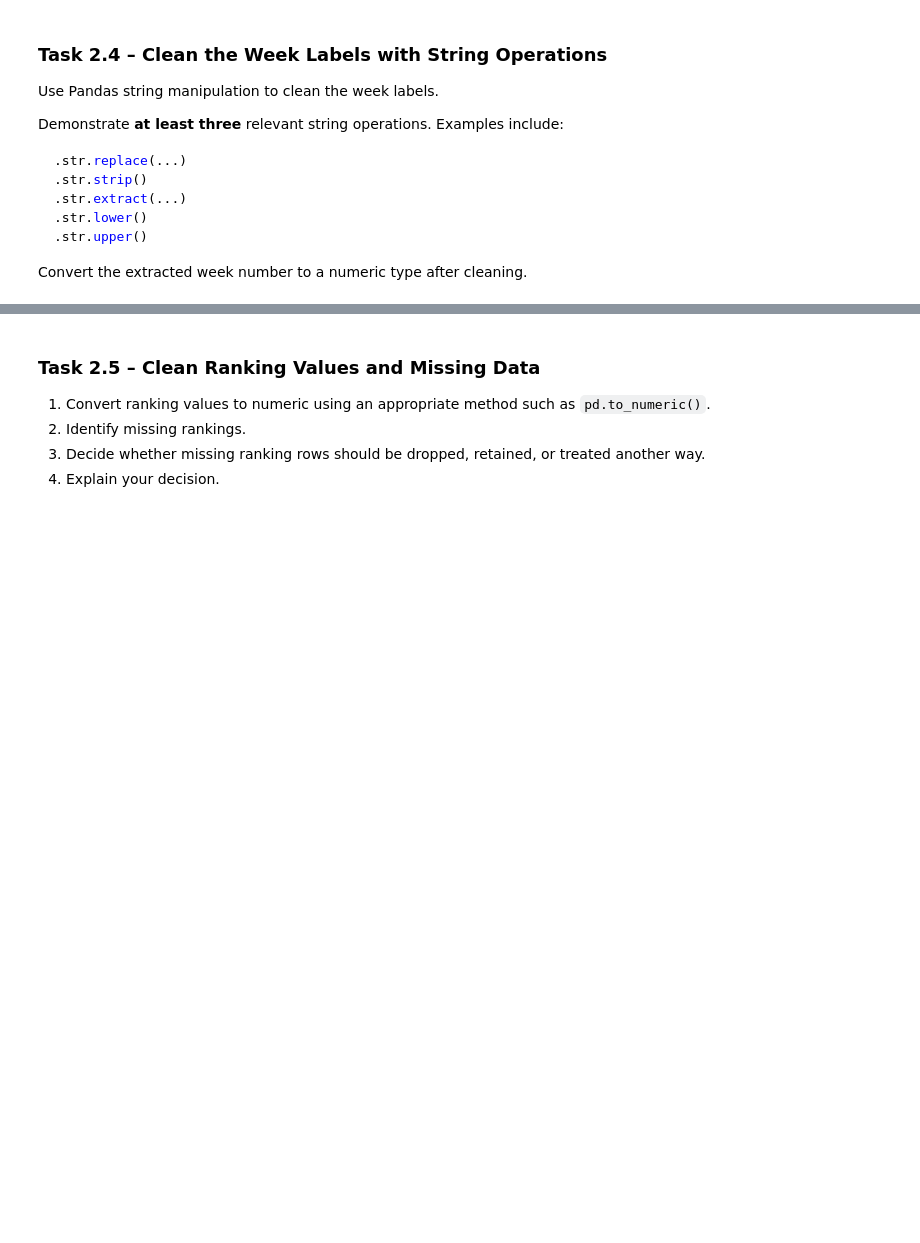
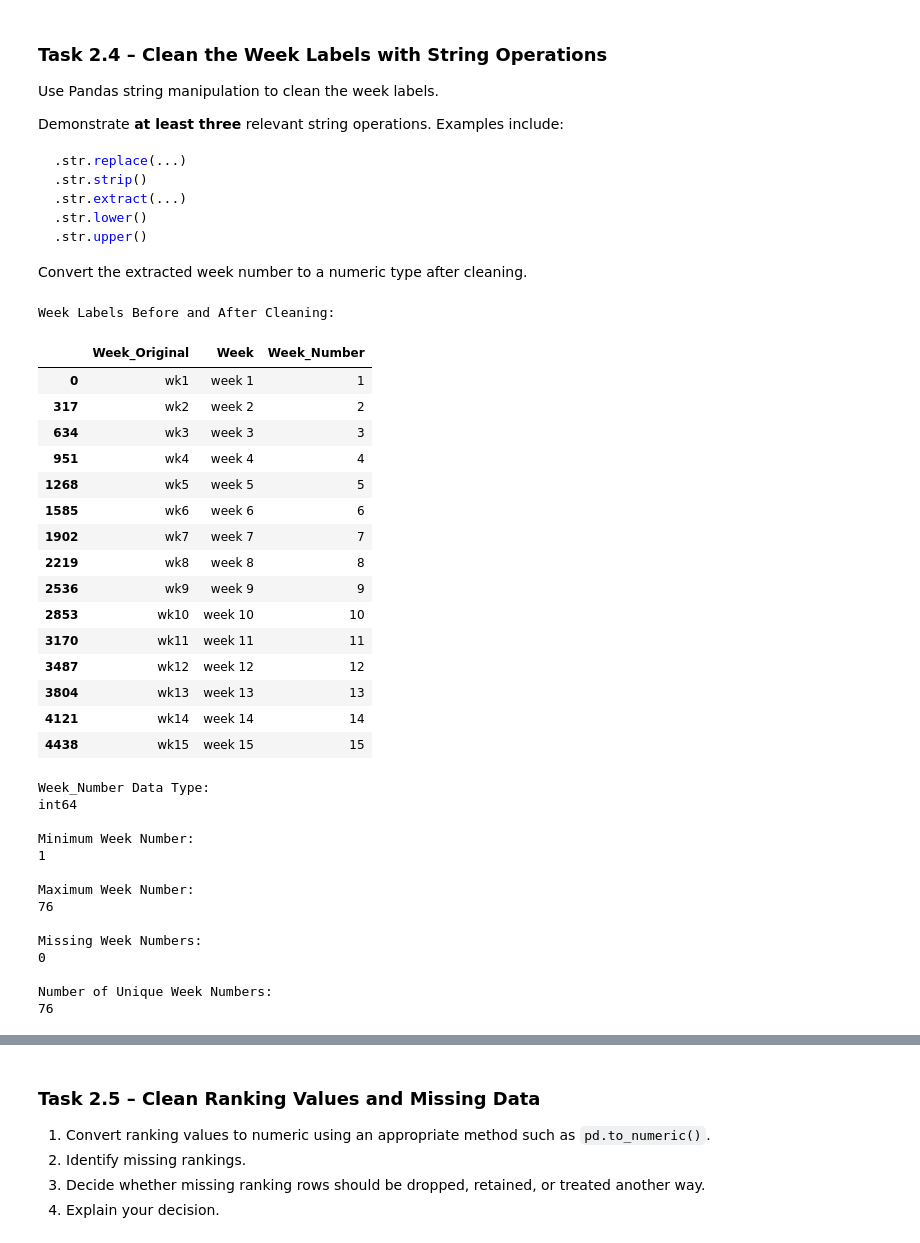
Before and after one commit to UbaidUllah777/Lab-2-Tidying-Cleaning-Imputation-and-Outlier-Detection, a Jupyter notebook: week5Lab.ipynb, the cells around one changed output, grey strips where cells are left out. Saved outputs shown, nothing was run; the diff lists cells and outputs as text; code cells hidden in the pictures; blank space fills up the shorter version.

```diff
--- a/week5Lab.ipynb
+++ b/week5Lab.ipynb
@@ -564,0 +560,57 @@ Convert the extracted week number to a numeric type after cleaning.
+# %%
+# Clean Billboard week labels using the OOP preprocessing module
+billboard_long = billboard_processor.clean_week_labels()
+
+print("Week Labels Before and After Cleaning:")
+display(
+    billboard_long[
+        ["Week_Original", "Week", "Week_Number"]
+    ].drop_duplicates().head(15)
+)
+
+print("\nWeek_Number Data Type:")
+print(billboard_long["Week_Number"].dtype)
+
+print("\nMinimum Week Number:")
+print(billboard_long["Week_Number"].min())
+
+print("\nMaximum Week Number:")
+print(billboard_long["Week_Number"].max())
+
+print("\nMissing Week Numbers:")
+print(billboard_long["Week_Number"].isna().sum())
+
+print("\nNumber of Unique Week Numbers:")
+print(billboard_long["Week_Number"].nunique())
+# %% [output]
+Week Labels Before and After Cleaning:
+|  | Week_Original | Week | Week_Number |
+| 0 | wk1 | week 1 | 1 |
+| 317 | wk2 | week 2 | 2 |
+| 634 | wk3 | week 3 | 3 |
+| 951 | wk4 | week 4 | 4 |
+| 1268 | wk5 | week 5 | 5 |
+| 1585 | wk6 | week 6 | 6 |
+| 1902 | wk7 | week 7 | 7 |
+| 2219 | wk8 | week 8 | 8 |
+| 2536 | wk9 | week 9 | 9 |
+| 2853 | wk10 | week 10 | 10 |
+| 3170 | wk11 | week 11 | 11 |
+| 3487 | wk12 | week 12 | 12 |
+| 3804 | wk13 | week 13 | 13 |
+| 4121 | wk14 | week 14 | 14 |
+| 4438 | wk15 | week 15 | 15 |
+Week_Number Data Type:
+int64
+
+Minimum Week Number:
+1
+
+Maximum Week Number:
+76
+
+Missing Week Numbers:
+0
+
+Number of Unique Week Numbers:
+76
```
Also changed, not shown: parts of 5 cells of this notebook, 1 other file.
